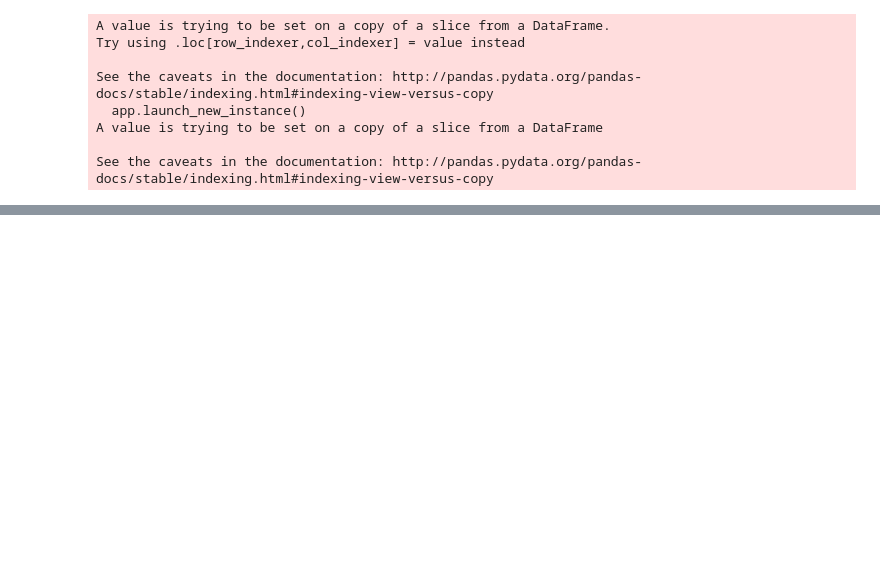
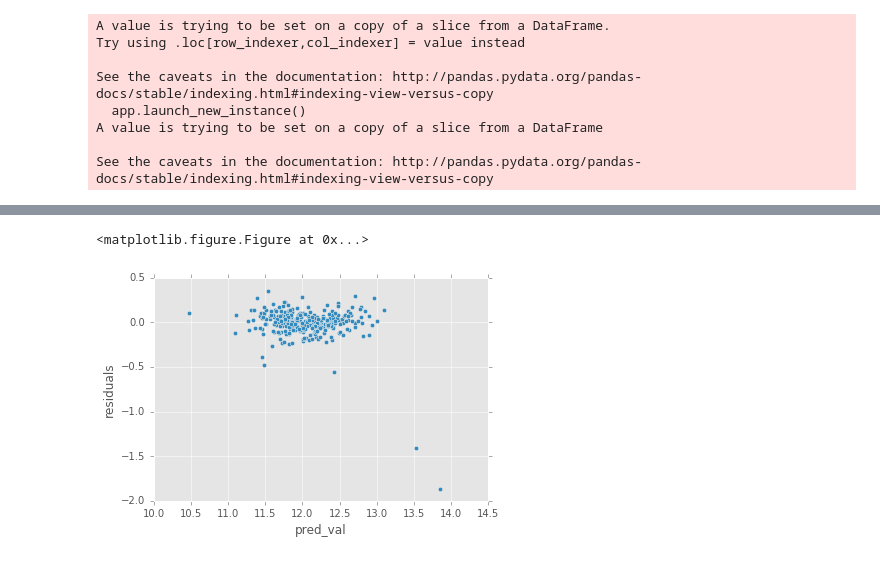
Before and after one commit to dheerajgopi/learn-ML, a Jupyter notebook: kaggle-house-price.ipynb, the cells around one changed output, grey strips where cells are left out. Saved outputs shown, nothing was run; the diff lists cells and outputs as text; code cells hidden in the pictures; blank space fills up the shorter version.

```diff
--- a/kaggle-house-price.ipynb
+++ b/kaggle-house-price.ipynb
@@ -233,0 +224,9 @@ r2_score(y_true, y_pred)
+# %%
+predictions = pd.DataFrame({'pred_val': lso.predict(X_test), 'true_val': y_test})
+plt.figure(figsize=[10, 10])
+predictions['residuals'] = predictions['true_val'] - predictions['pred_val']
+predictions.plot(x='pred_val', y='residuals', kind='scatter');
+plt.show()
+# %% [output]
+<matplotlib.figure.Figure at 0x...>
+[figure, added]
```
Also changed, not shown: parts of 17 cells of this notebook, 1 other file.
